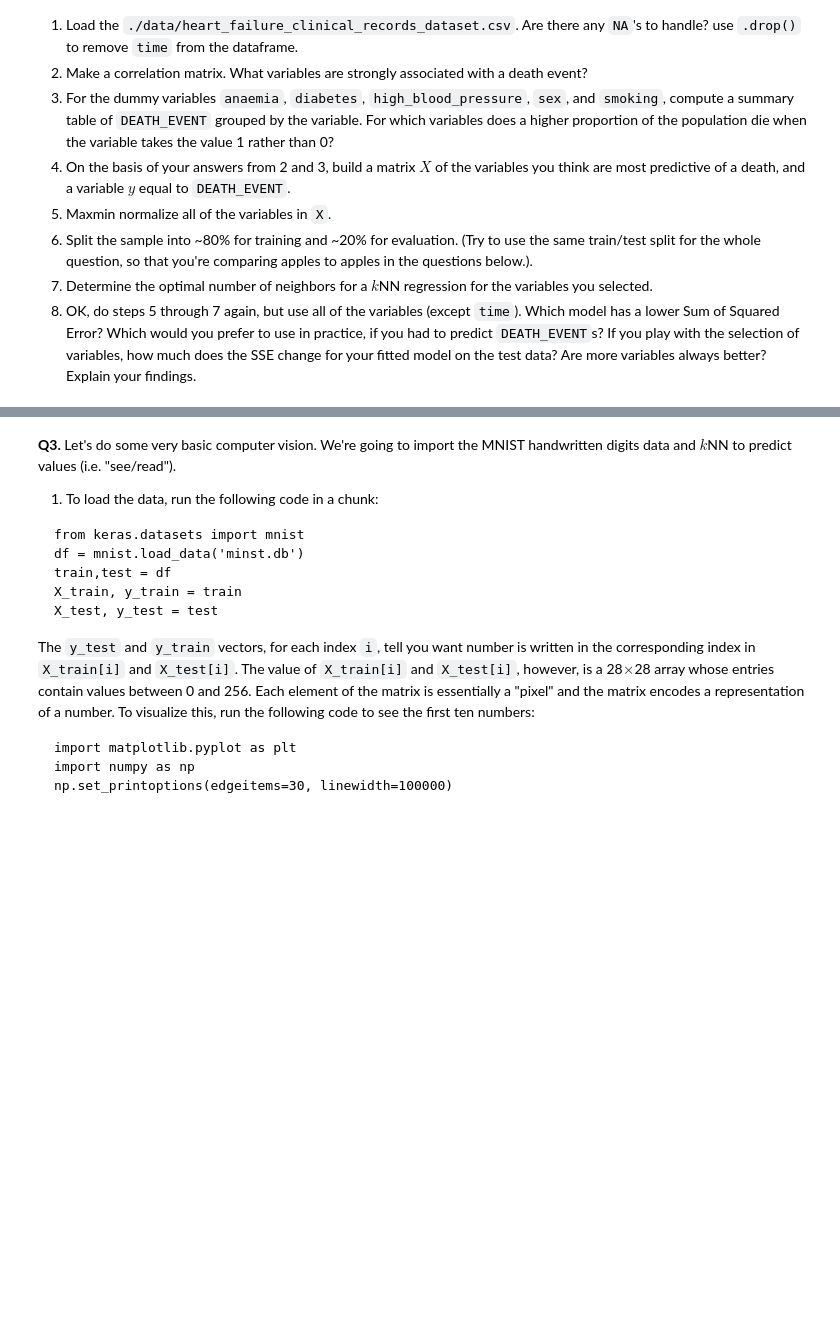
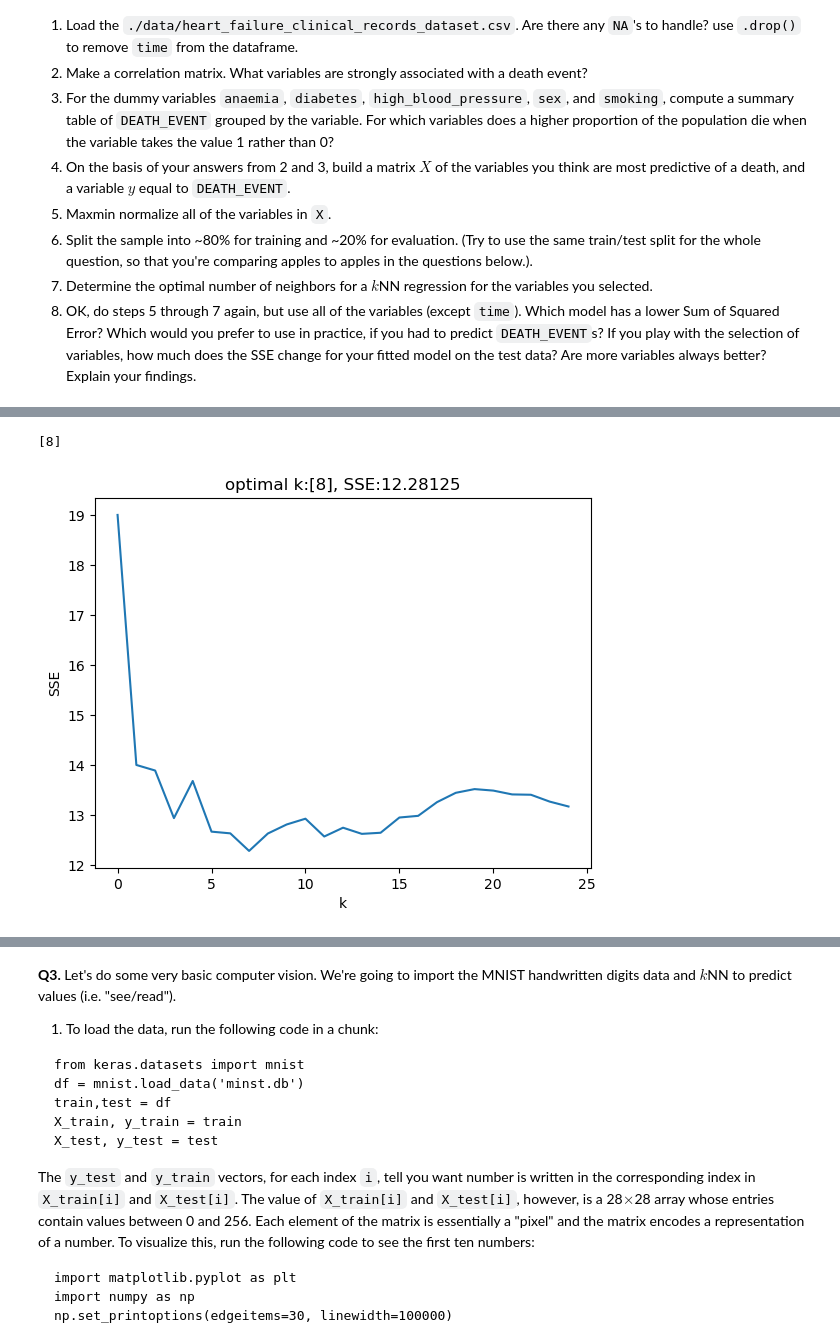
Before and after one commit to ctogs/DS-3001-IAs, a Jupyter notebook: assignment4-knn/assignment_knn.ipynb, the cells around one changed output, grey strips where cells are left out. Cells and saved outputs as stored; diff of their text form; code cells hidden in the pictures; blank space fills up the shorter version.

Commit message:
Completed question 2

```diff
--- a/assignment4-knn/assignment_knn.ipynb
+++ b/assignment4-knn/assignment_knn.ipynb
@@ -135,0 +163,2 @@ plt.show()
+# %%
+df1 = df1.drop('time', axis=1)
@@ -135,0 +213,6 @@ plt.show()
+# %%
+# 4. On the basis of your answers from 2 and 3, build a matrix $X$ of the variables you think are most predictive of a death, and a variable $y$ equal to `DEATH_EVENT`.
+y1 = df1['DEATH_EVENT']
+x1 = ['high_blood_pressure', 'serum_creatinine',  'age', 'ejection_fraction', 'anaemia']
+X1 = df1.loc[:,x1]
+X1.describe()
@@ -135,0 +229,29 @@ plt.show()
+# %%
+# 5. Maxmin normalize all of the variables in `X`.
+X1=X1.apply(maxmin)
+# %%
+# 6. Split the sample into ~80% for training and ~20% for evaluation. (Try to use the same train/test split for the whole question, so that you're comparing apples to apples in the questions below.).
+X1_train, X1_test, y1_train, y1_test = train_test_split(X1, y1, test_size=.2, random_state=100)
+# %%
+# 7. Determine the optimal number of neighbors for a $k$NN regression for the variables you selected.
+k_bar = 25
+SSE = np.zeros(k_bar)
+
+for k in range(k_bar):
+  fitted_model = KNeighborsRegressor(n_neighbors=k+1).fit(X1_train,y1_train)
+  y1_hat = fitted_model.predict(X1_test)
+  SSE[k] = np.sum((y1_test - y1_hat) **2)
+
+minSSE = np.min(SSE)
+minIndex = np.where(SSE == minSSE)
+optimal_k = minIndex[0] + 1
+print(optimal_k)
+
+plt.plot(np.arange(0,k_bar),SSE) # Plot accuracy by k
+plt.xlabel("k")
+plt.title("optimal k:"+str(optimal_k)+', SSE:'+str(minSSE))
+plt.ylabel('SSE')
+plt.show()
+# %% [output]
+[8]
+[figure, added]
```
Also changed, not shown: parts of 10 cells of this notebook.
